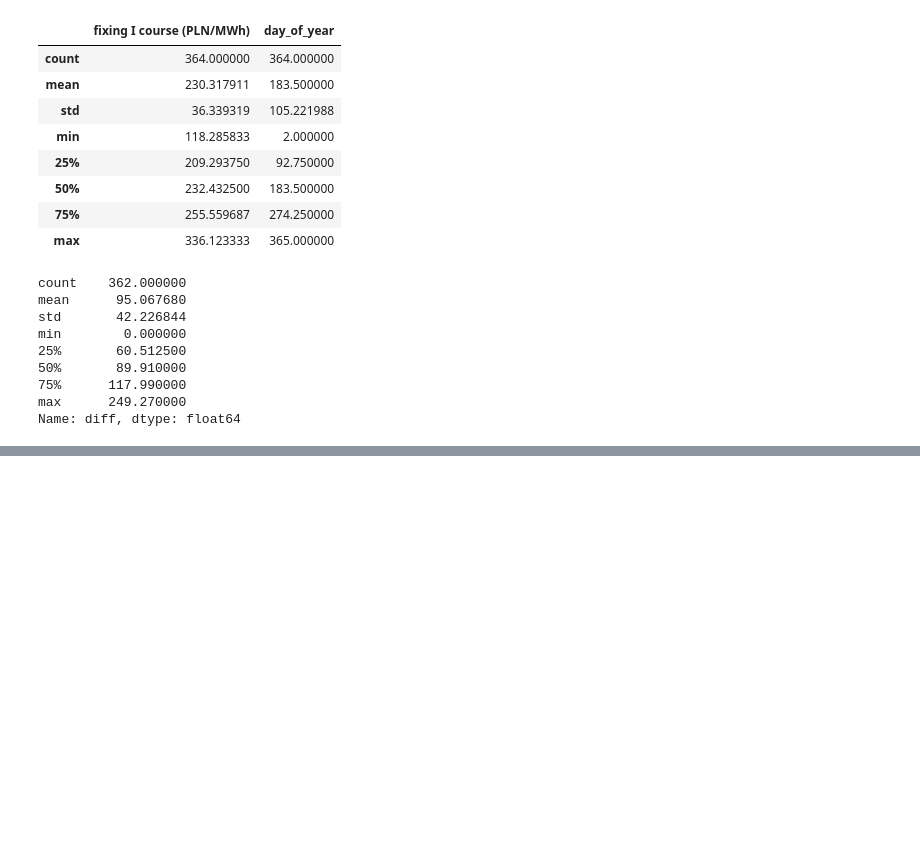
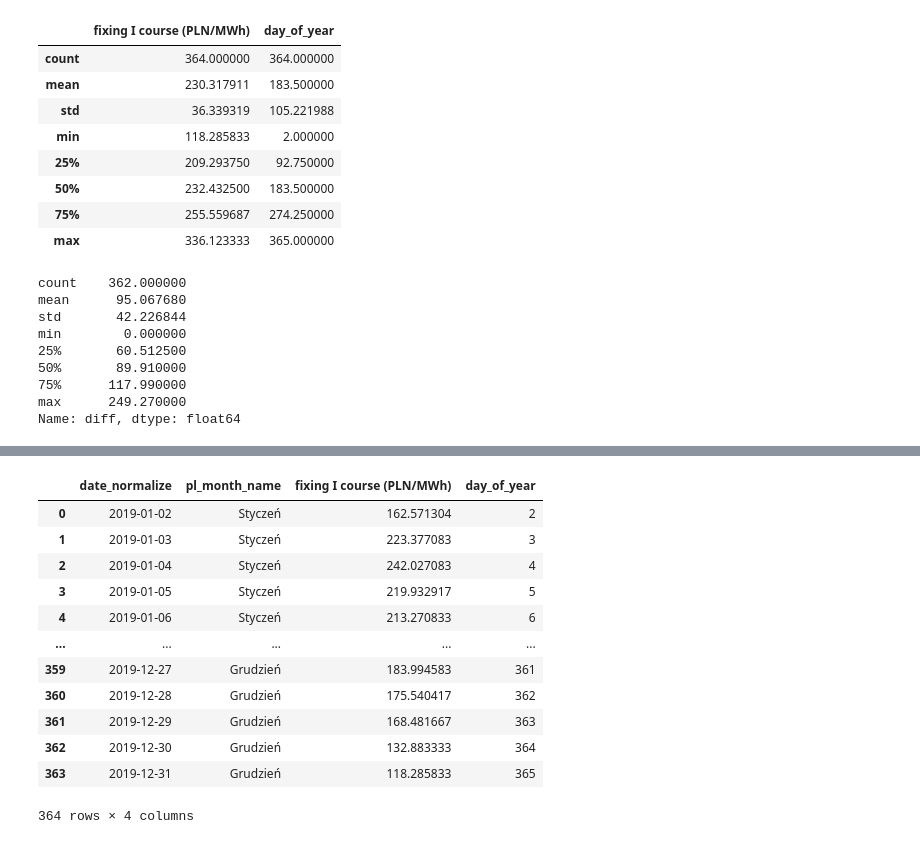
Before and after one commit to piekarsky/Short-Term-Electricity-Price-Forecasting-at-the-Polish-Day-Ahead-Market, a Jupyter notebook: power-market-analysis.ipynb, the cells around one changed output, grey strips where cells are left out. Cells and saved outputs as stored; diff of their text form; code cells hidden in the pictures; blank space fills up the shorter version.

```diff
--- a/power-market-analysis.ipynb
+++ b/power-market-analysis.ipynb
@@ -351,0 +345,16 @@ plt.show()
+# %%
+df2019_daily
+# %% [output]
+|  | date_normalize | pl_month_name | fixing I course (PLN/MWh) | day_of_year |
+| 0 | 2019-01-02 | Styczeń | 162.571304 | 2 |
+| 1 | 2019-01-03 | Styczeń | 223.377083 | 3 |
+| 2 | 2019-01-04 | Styczeń | 242.027083 | 4 |
+| 3 | 2019-01-05 | Styczeń | 219.932917 | 5 |
+| 4 | 2019-01-06 | Styczeń | 213.270833 | 6 |
+| ... | ... | ... | ... | ... |
+| 359 | 2019-12-27 | Grudzień | 183.994583 | 361 |
+| 360 | 2019-12-28 | Grudzień | 175.540417 | 362 |
+| 361 | 2019-12-29 | Grudzień | 168.481667 | 363 |
+| 362 | 2019-12-30 | Grudzień | 132.883333 | 364 |
+| 363 | 2019-12-31 | Grudzień | 118.285833 | 365 |
+364 rows × 4 columns
```
Also changed, not shown: parts of 6 cells of this notebook.
